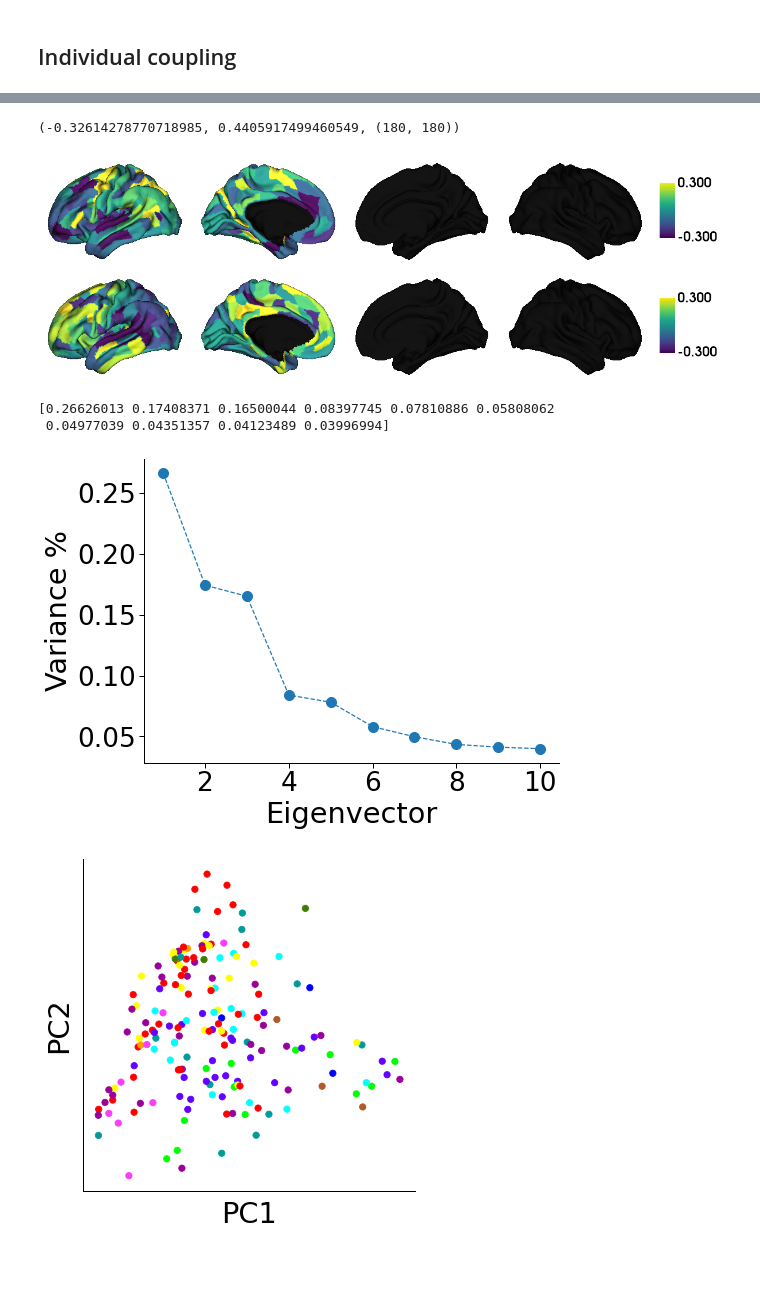
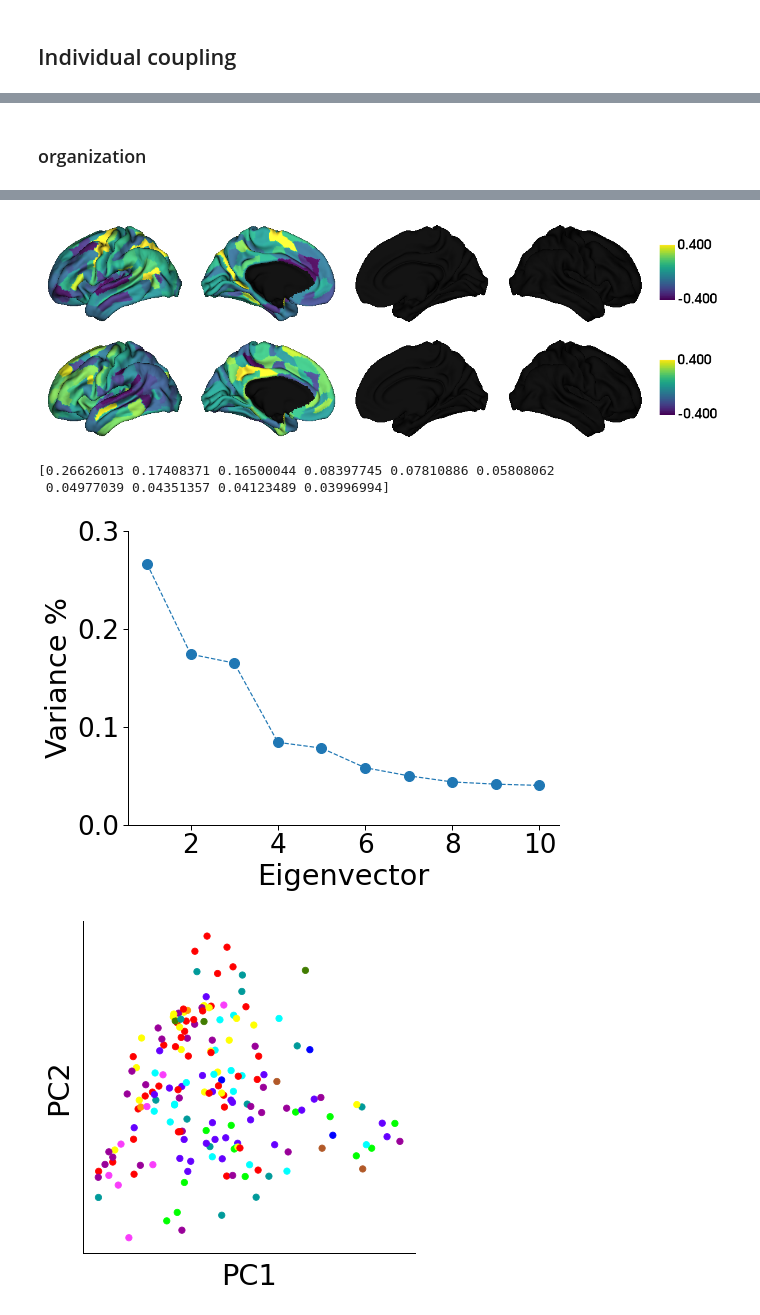
Before and after one commit to wanb-psych/microstructral_asymmetry, a Jupyter notebook: vis_hcp_202401.ipynb, the cells around one changed output, grey strips where cells are left out. Drawn from its saved outputs; the diff is of its cells as text; code cells hidden in the pictures; blank space fills up the shorter version.

```diff
--- a/vis_hcp_202401.ipynb
+++ b/vis_hcp_202401.ipynb
@@ -517,0 +602,9 @@ for i in range(1206):
+# %%
+indi_corr = np.zeros((indi_asy_func.shape[0],180)) # subject, spatial r
+for i in range(indi_asy_func.shape[0]):
+  for j in range(180):
+    indi_corr[i,j] = ss.pearsonr(indi_asy_struc[i], indi_asy_func[i,j])[0]
+# %%
+indi_corr_ca =  np.zeros((indi_asy_func.shape[0],12))
+for i in range(12):
+    indi_corr_ca[:,i] = indi_corr[:,ca[:180] == i+1].mean(axis=1)
@@ -517,0 +633,12 @@ for i in range(1206):
+# %%
+se = [fs.se(indi_corr_ca[:,i]) for i in range(12)]
+sns.set_context("paper", font_scale = 2.5)
+fig, ax = plt.subplots(figsize=(5,6))
+fp.plot_t_single_h(indi_corr_ca.mean(axis=0), bar=np.array(se), ax=ax, thres=0.15, ascend=True, x_axis=True)
+ax.set_ylabel('Network',labelpad=10)
+ax.set_xlabel("Coupling", labelpad=10)
+#ax.spines['left'].set_visible(True)
+#ax.set_yticks([-0.5,0,0.5])
+plt.xticks(fontsize=18)
+fig.tight_layout()
+fig.savefig('../figures/hcp/mean_func_asy_full_ca_indi.png', dpi=300, transparent=True)
@@ -518 +647,3 @@ for i in range(1206):
+# %% [markdown]
+### organization
 # %%
@@ -536,7 +662,3 @@ fig.tight_layout()
 plt.savefig('../figures/hcp/corr_struc_func_acrosssubjecs.png', dpi=300, transparent=True)
 # %% [output]
 [figure]
-# %%
-indi_corr.min(), indi_corr.max(),indi_corr.shape
-# %% [output]
-(-0.32614278770718985, 0.4405917499460549, (180, 180))
@@ -543,6 +667,6 @@ indi_corr.min(), indi_corr.max(),indi_corr.shape
 # %%
 gm = GradientMaps(n_components=10, random_state=0, approach='pca', kernel='normalized_angle')
-gm.fit(indi_corr)
+gm.fit(indi_corr, sparsity=0.9)
 
 plot=[None]*2
 for i in range(2):
@@ -550,27 +674,28 @@ for i in range(2):
     plot[i][plot[i]==0]=np.nan
 
 fp.plot_surface_lr(lh, rh, data = plot,
-                   size = (1200, 400), color_range=(-0.3, 0.3),
+                   size = (1200, 400), color_range=(-0.4, 0.4),
                    cmap = 'viridis', filename = '../figures/hcp/hcp_struc_func_asy_covariance_row.png')
 # %% [output]
-[figure, old version]
+[figure, new version]
 # %%
 sns.set_context("paper", font_scale = 3)
 fig = plt.figure(figsize=(8,6))
 ax = fig.add_subplot(111)
 ax.plot(range(1,11), gm.lambdas_/np.sum(gm.lambdas_),'o', ms=10, ls='--')
 #plt.plot(range(1,11), variance_ll/np.sum(variance_ll),c='darkblue')
 plt.xlabel('Eigenvector')
 plt.ylabel('Variance %')
 ax.spines['right'].set_visible(False)
 ax.spines['top'].set_visible(False)
+ax.set_yticks([0, 0.1, 0.2, 0.3])
 plt.tight_layout()
 plt.savefig('../figures/hcp/hcp_struc_func_asy_covariance_row_explain.png', dpi=300, transparent=True)
 print(gm.lambdas_/np.sum(gm.lambdas_))
 # %% [output]
 [0.26626013 0.17408371 0.16500044 0.08397745 0.07810886 0.05808062
  0.04977039 0.04351357 0.04123489 0.03996994]
-[figure, old version]
+[figure, new version]
 # %%
 sns.set_context("paper", font_scale = 3)
 fig = plt.figure(figsize=(6,6))
```
Also changed, not shown: parts of 26 cells of this notebook.
